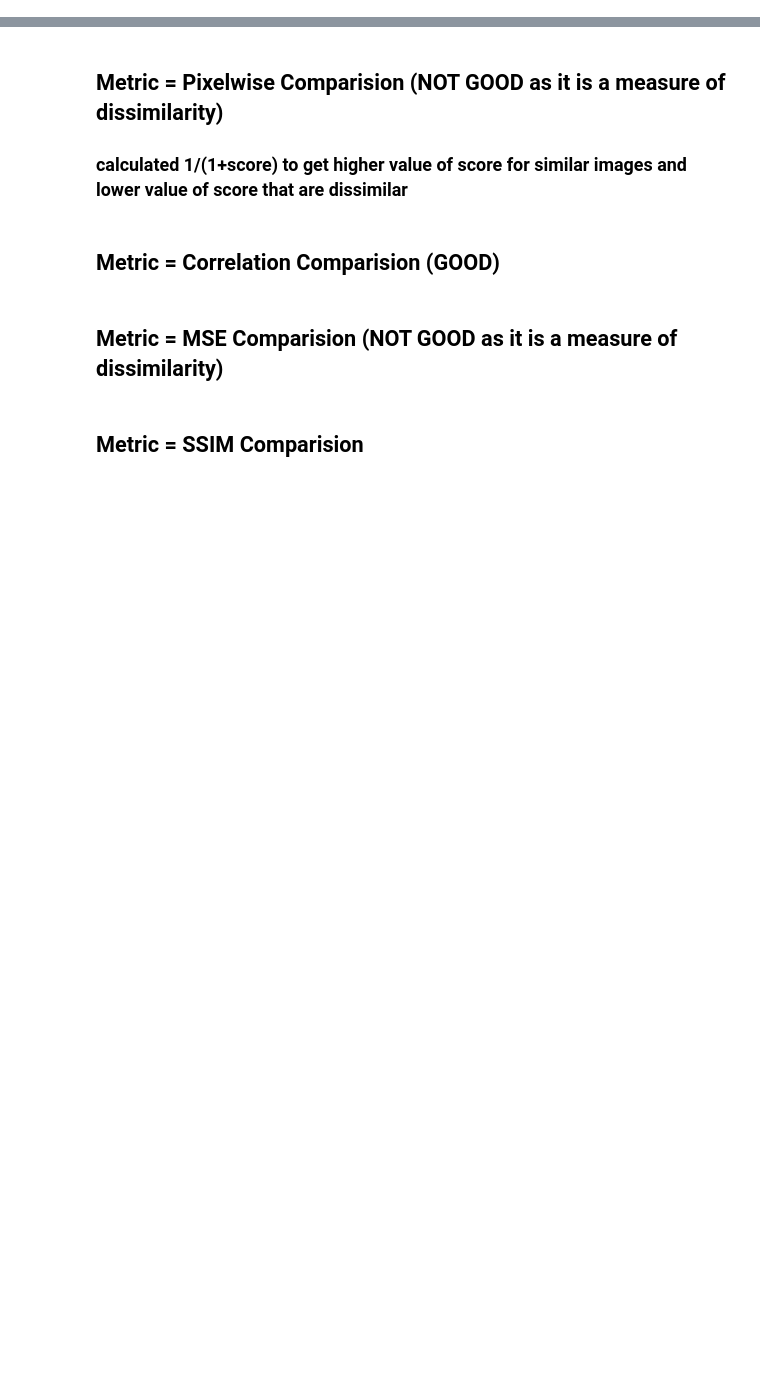
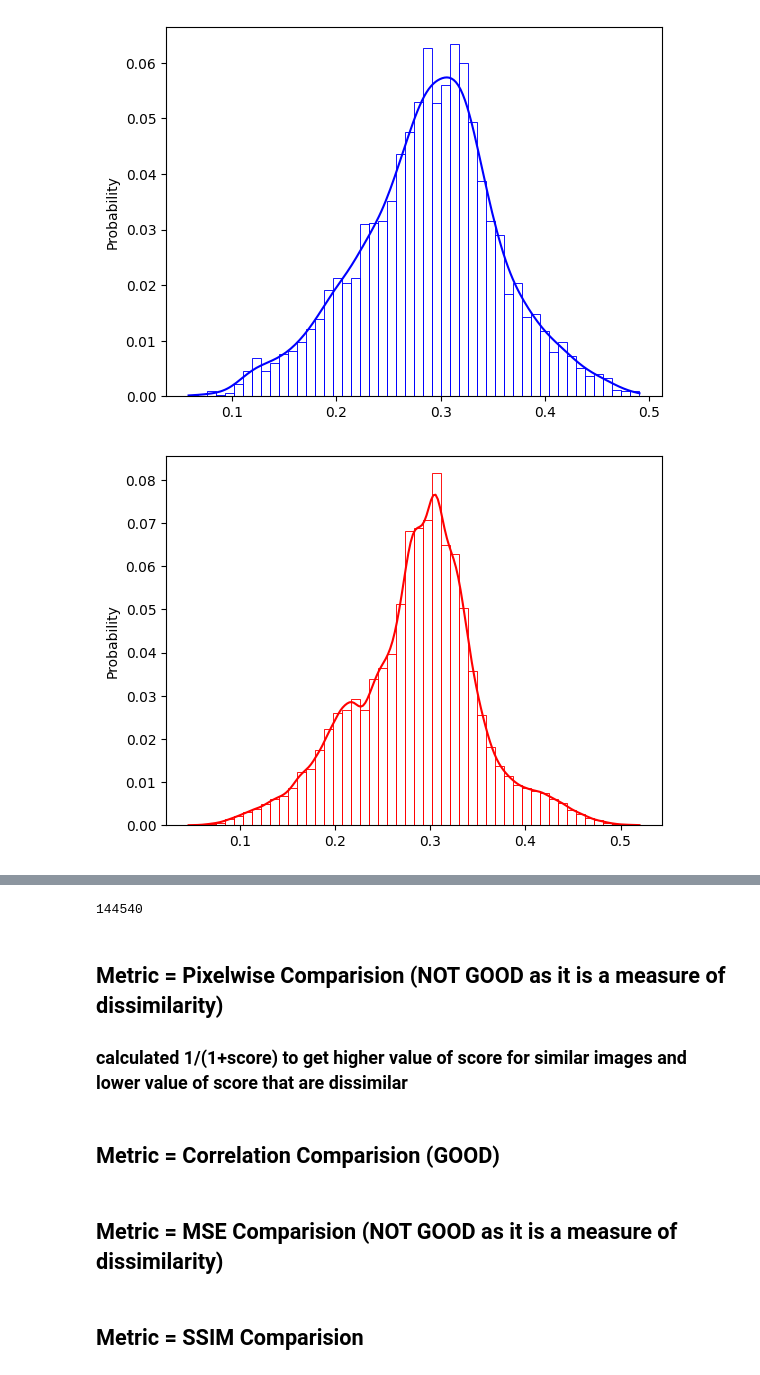
Before and after one commit to Rohanjos97/BioCube, a Jupyter notebook: biocube/Evaluation_Metric.ipynb, the cells around one changed output, grey strips where cells are left out. Cells and saved outputs as stored; diff of their text form; code cells hidden in the pictures; blank space fills up the shorter version.

Commit message:
Updated to calculate unlinkability files

```diff
--- a/biocube/Evaluation_Metric.ipynb
+++ b/biocube/Evaluation_Metric.ipynb
@@ -198,24 +198,26 @@ def calculate_unlinkability_non_mated_score(dataset_path, keys, score_type='corr
                 non_mated_scores.append(non_mated_score)
     return non_mated_scores
 # %%
+# Calculated mated and non-mated score for unlinkability analysis
+
 mated_score = calculate_unlinkability_mated_score(dataset_path, keys=6)
 non_mated_score = calculate_unlinkability_non_mated_score(dataset_path, keys=6)
+mated_score_ssim = calculate_unlinkability_mated_score(dataset_path, keys=6, score_type='ssim')
+non_mated_score_ssim = calculate_unlinkability_non_mated_score(dataset_path, keys=6, score_type='ssim')
 
 with open('mated_corr.txt', 'w') as file:
     for item in mated_score:
-        file.write(item + '\n')
+        file.write(str(item) + '\n')
 
 with open('non_mated_corr.txt', 'w') as file:
     for item in non_mated_score:
-        file.write(item + '\n')
+        file.write(str(item) + '\n')
 
-mated_score = calculate_unlinkability_mated_score(dataset_path, keys=6, score_type='ssim')
-non_mated_score = calculate_unlinkability_non_mated_score(dataset_path, keys=6, score_type='ssim')
 
-with open('mated_corr.txt', 'w') as file:
-    for item in mated_score:
-        file.write(item + '\n')
+with open('mated_ssim.txt', 'w') as file:
+    for item in mated_score_ssim:
+        file.write(str(item) + '\n')
 
-with open('non_mated_corr.txt', 'w') as file:
-    for item in non_mated_score:
-        file.write(item + '\n')
+with open('non_corr_ssim.txt', 'w') as file:
+    for item in non_mated_score_ssim:
+        file.write(str(item) + '\n')
@@ -223,0 +224,12 @@ len(mated_score)
+# %%
+sns.histplot(mated_score, color='blue', label='Genuine Scores', bins=50, kde=True, stat='probability', fill=False)
+plt.show()
+sns.histplot(non_mated_score, color='red', label='Impostor Scores', bins=50, kde=True, stat='probability', fill=False)
+plt.show()
+sns.histplot(mated_score_ssim, color='blue', label='Genuine Scores', bins=50, kde=True, stat='probability', fill=False)
+plt.show()
+sns.histplot(non_mated_score_ssim, color='red', label='Impostor Scores', bins=50, kde=True, stat='probability', fill=False)
+plt.show()
+# %% [output]
+[figure, added]
+[figure, added]
@@ -224,3 +238,7 @@ len(mated_score)
+# %%
+len(non_mated_score)
+# %% [output]
+144540
 # %%
 def plot_roc_curve(genuine_scores, impostor_scores, score_type):
 
```
Also changed, not shown: parts of 2 cells of this notebook.
